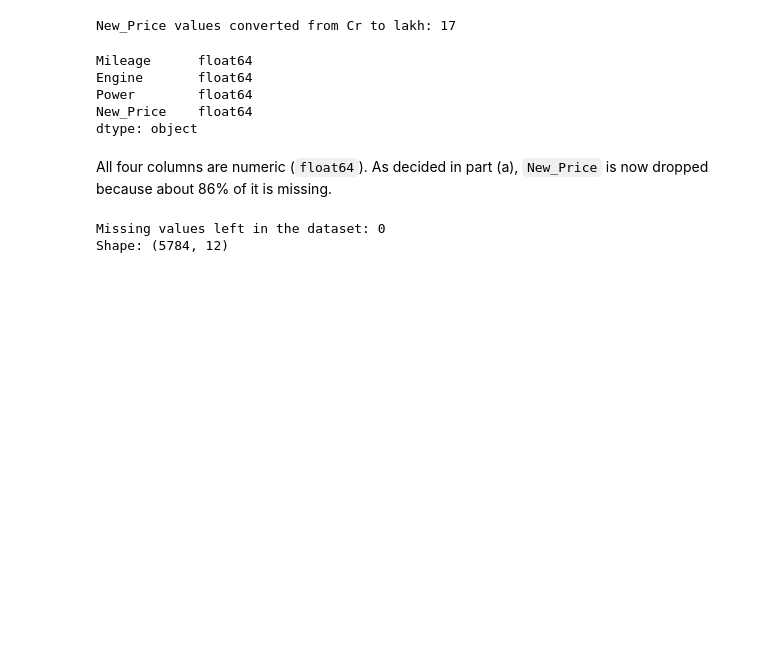
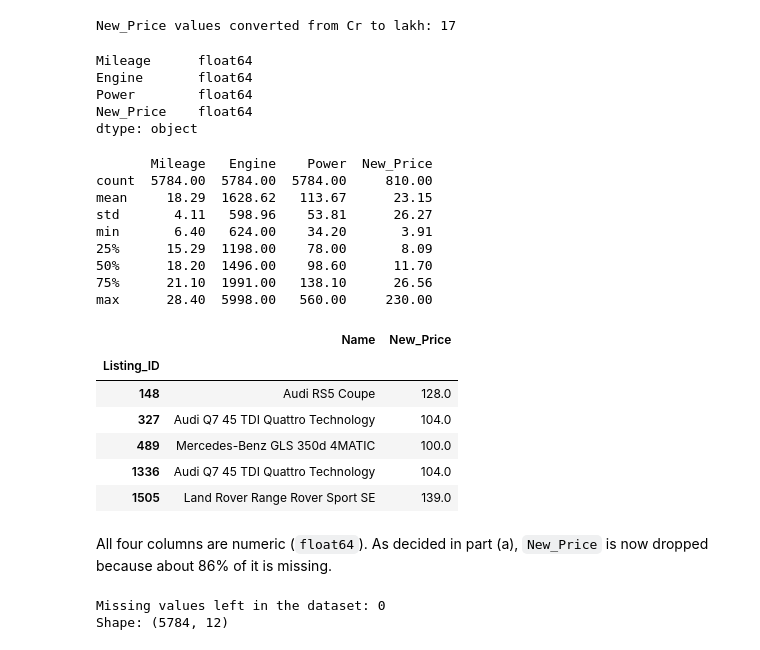
Before and after one commit to philpos1/Assignment-2, a Jupyter notebook: Q1_Used_Cars/notebooks/Q1_Used_Cars_Data_Prep.ipynb, the cells around one changed output. Drawn from its saved outputs; the diff is of its cells as text; code cells hidden in the pictures; blank space fills up the shorter version.

```diff
--- a/Q1_Used_Cars/notebooks/Q1_Used_Cars_Data_Prep.ipynb
+++ b/Q1_Used_Cars/notebooks/Q1_Used_Cars_Data_Prep.ipynb
@@ -199,6 +199,27 @@ Engine       float64
 Power        float64
 New_Price    float64
 dtype: object
+# %%
+# Cleaned values, including the New_Price rows that were converted from Cr to lakh.
+print(df[["Mileage", "Engine", "Power", "New_Price"]].describe().round(2), "\n")
+df.loc[is_crore, ["Name", "New_Price"]].head()
+# %% [output]
+       Mileage   Engine    Power  New_Price
+count  5784.00  5784.00  5784.00     810.00
+mean     18.29  1628.62   113.67      23.15
+std       4.11   598.96    53.81      26.27
+min       6.40   624.00    34.20       3.91
+25%      15.29  1198.00    78.00       8.09
+50%      18.20  1496.00    98.60      11.70
+75%      21.10  1991.00   138.10      26.56
+max      28.40  5998.00   560.00     230.00
+|  | Name | New_Price |
+| Listing_ID |  |  |
+| 148 | Audi RS5 Coupe | 128.0 |
+| 327 | Audi Q7 45 TDI Quattro Technology | 104.0 |
+| 489 | Mercedes-Benz GLS 350d 4MATIC | 100.0 |
+| 1336 | Audi Q7 45 TDI Quattro Technology | 104.0 |
+| 1505 | Land Rover Range Rover Sport SE | 139.0 |
 # %% [markdown]
 All four columns are numeric (`float64`). As decided in part (a), `New_Price` is now dropped because about 86% of it is missing.
 # %%
```
Also changed, not shown: parts of 3 cells of this notebook, 1 other file.
